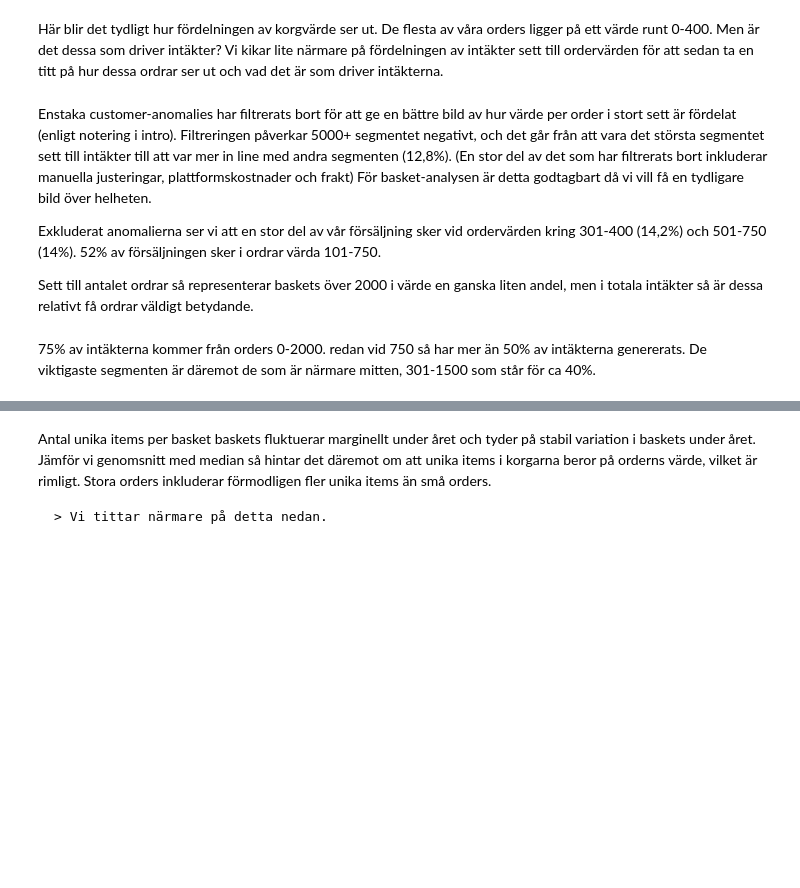
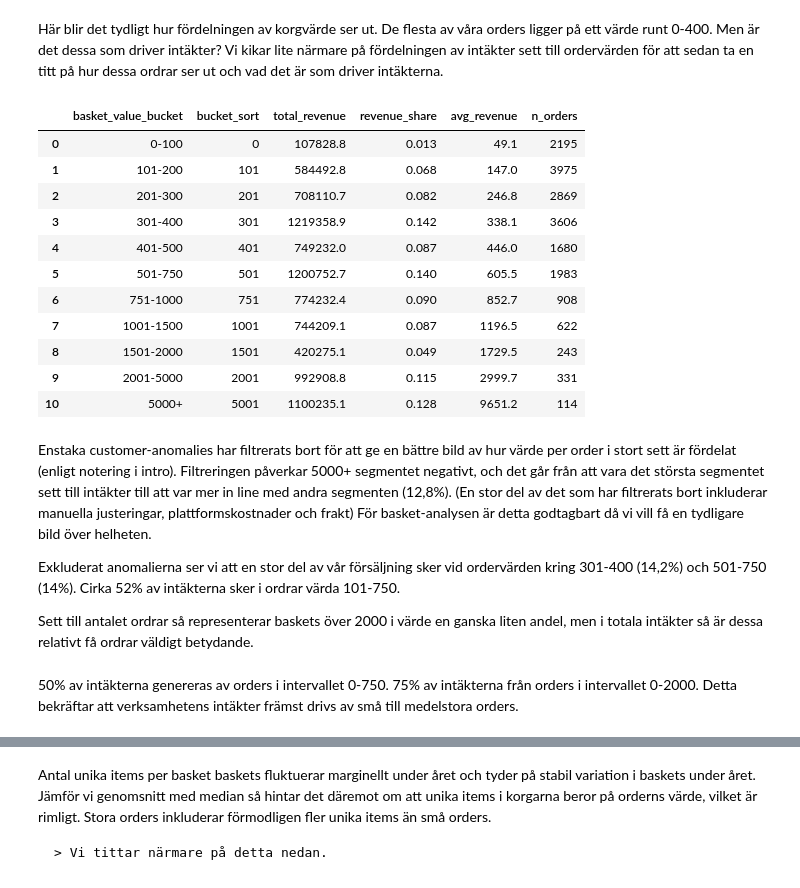
Before and after one commit to DecsProject/retail-transaction-analysis, a Jupyter notebook: Analysis/Notebooks/01_Basket_Analysis.ipynb, the cells around one changed output, grey strips where cells are left out. Saved outputs shown, nothing was run; the diff lists cells and outputs as text; code cells hidden in the pictures; blank space fills up the shorter version.

```diff
--- a/Analysis/Notebooks/01_Basket_Analysis.ipynb
+++ b/Analysis/Notebooks/01_Basket_Analysis.ipynb
@@ -173,37 +204,51 @@ df_basket_uitem_dist = db.sql("""
                                 WHEN basket_value <= 750 THEN '501-750'
                                 WHEN basket_value <= 1000 THEN '751-1000'
                                 WHEN basket_value <= 1500 THEN '1001-1500'
                                 WHEN basket_value <= 2000 THEN '1501-2000'
                                 WHEN basket_value <= 5000 THEN '2001-5000'
                               ELSE '5000+'
                               END as basket_value_bucket,
                               CASE
                                 WHEN basket_value <= 100 THEN 0
                                 WHEN basket_value <= 200 THEN 101
                                 WHEN basket_value <= 300 THEN 201
                                 WHEN basket_value <= 400 THEN 301
                                 WHEN basket_value <= 500 THEN 401
                                 WHEN basket_value <= 750 THEN 501
                                 WHEN basket_value <= 1000 THEN 751
                                 WHEN basket_value <= 1500 THEN 1001
                                 WHEN basket_value <= 2000 THEN 1501
                                 WHEN basket_value <= 5000 THEN 2001
                               ELSE 5001
                               END as bucket_sort,
                               ROUND(SUM(basket_value), 1) as total_revenue,
                               ROUND(SUM(basket_value)*1.0 / SUM(SUM(basket_value)) OVER(), 3) as revenue_share,
                               /* viktigt med 1.0 för att sätta "float" på värdet. Annars delas bara heltal */
                               ROUND(AVG(basket_value), 1) as avg_revenue,
                               COUNT(*) as n_orders
                               FROM basket_uitem
                               WHERE basket_value > 0
                               GROUP BY 1,2
                               ORDER BY 2
                               """).df()
+df_basket_uitem_dist
+# %% [output]
+|  | basket_value_bucket | bucket_sort | total_revenue | revenue_share | avg_revenue | n_orders |
+| 0 | 0-100 | 0 | 107828.8 | 0.013 | 49.1 | 2195 |
+| 1 | 101-200 | 101 | 584492.8 | 0.068 | 147.0 | 3975 |
+| 2 | 201-300 | 201 | 708110.7 | 0.082 | 246.8 | 2869 |
+| 3 | 301-400 | 301 | 1219358.9 | 0.142 | 338.1 | 3606 |
+| 4 | 401-500 | 401 | 749232.0 | 0.087 | 446.0 | 1680 |
+| 5 | 501-750 | 501 | 1200752.7 | 0.140 | 605.5 | 1983 |
+| 6 | 751-1000 | 751 | 774232.4 | 0.090 | 852.7 | 908 |
+| 7 | 1001-1500 | 1001 | 744209.1 | 0.087 | 1196.5 | 622 |
+| 8 | 1501-2000 | 1501 | 420275.1 | 0.049 | 1729.5 | 243 |
+| 9 | 2001-5000 | 2001 | 992908.8 | 0.115 | 2999.7 | 331 |
+| 10 | 5000+ | 5001 | 1100235.1 | 0.128 | 9651.2 | 114 |
 # %% [markdown]
 Enstaka customer-anomalies har filtrerats bort för att ge en bättre bild av hur värde per order i stort sett är fördelat (enligt notering i intro). Filtreringen påverkar 5000+ segmentet negativt, och det går från att vara det största segmentet sett till intäkter till att var mer in line med andra segmenten (12,8%). (En stor del av det som har filtrerats bort inkluderar manuella justeringar, plattformskostnader och frakt) För basket-analysen är detta godtagbart då vi vill få en tydligare bild över helheten.
 
-Exkluderat anomalierna ser vi att en stor del av vår försäljning sker vid ordervärden kring 301-400 (14,2%) och 501-750 (14%). 52% av försäljningen sker i ordrar värda 101-750.
+Exkluderat anomalierna ser vi att en stor del av vår försäljning sker vid ordervärden kring 301-400 (14,2%) och 501-750 (14%). Cirka 52% av intäkterna sker i ordrar värda 101-750.
 
 Sett till antalet ordrar så representerar baskets över 2000 i värde en ganska liten andel, men i totala intäkter så är dessa relativt få ordrar väldigt betydande.
 # %%
@@ -226,7 +271,7 @@ fig.write_html(
 )
 fig.show()
 # %% [markdown]
-75% av intäkterna kommer från orders 0-2000. redan vid 750 så har mer än 50% av intäkterna genererats. De viktigaste segmenten är däremot de som är närmare mitten, 301-1500 som står för ca 40%.
+50% av intäkterna genereras av orders i intervallet 0-750. 75% av intäkterna från orders i intervallet 0-2000. Detta bekräftar att verksamhetens intäkter främst drivs av små till medelstora orders.
 # %%
 # Unika varor i korgar (efter returer) per månad över alla ordervärden.
 df_unique_items = db.sql("""
```
Also changed, not shown: parts of 7 cells of this notebook, 2 other files.
